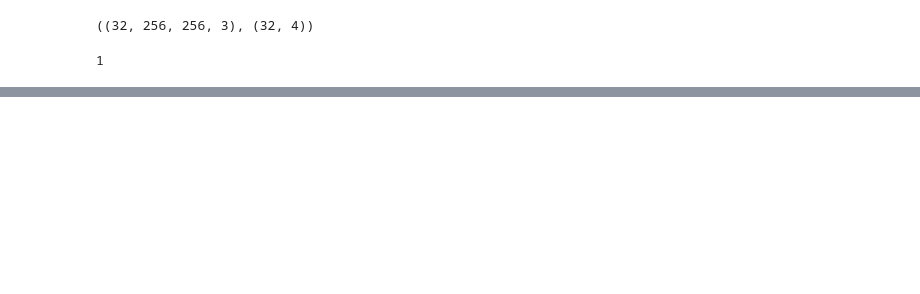
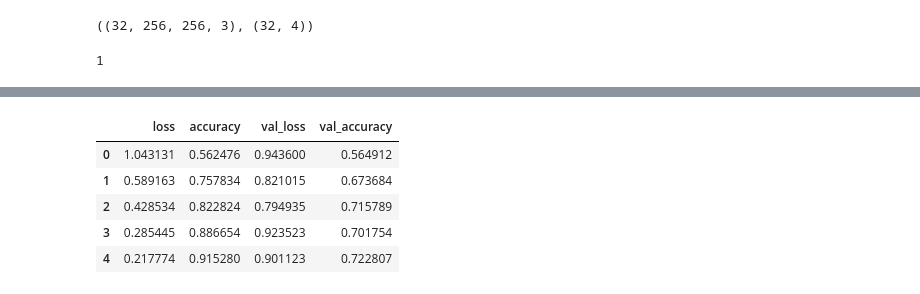
Before and after one commit to jinnn11/Brain-Tumour-Classification, a Jupyter notebook: notebook.ipynb, the cells around one changed output, grey strips where cells are left out. Drawn from its saved outputs; the diff is of its cells as text; code cells hidden in the pictures; blank space fills up the shorter version.

```diff
--- a/notebook.ipynb
+++ b/notebook.ipynb
@@ -102,0 +153,13 @@ model = Sequential([
+# %%
+import pandas as pd
+import seaborn as sns
+import matplotlib.pyplot as plt
+history_df = pd.DataFrame(history.history)
+history_df.head()
+# %% [output]
+|  | loss | accuracy | val_loss | val_accuracy |
+| 0 | 1.043131 | 0.562476 | 0.943600 | 0.564912 |
+| 1 | 0.589163 | 0.757834 | 0.821015 | 0.673684 |
+| 2 | 0.428534 | 0.822824 | 0.794935 | 0.715789 |
+| 3 | 0.285445 | 0.886654 | 0.923523 | 0.701754 |
+| 4 | 0.217774 | 0.915280 | 0.901123 | 0.722807 |
```
Also changed, not shown: parts of 11 cells of this notebook.
